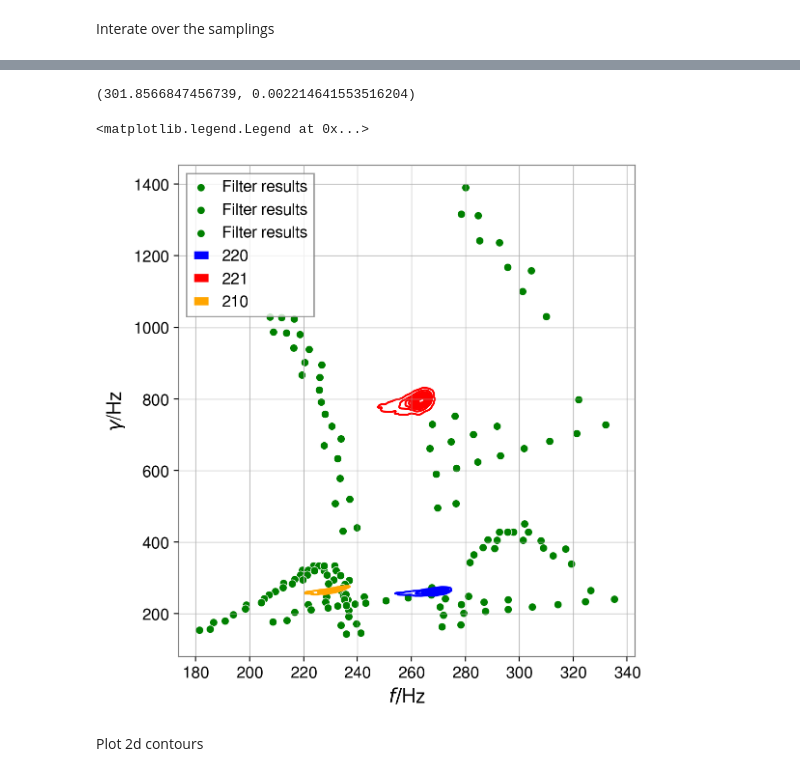
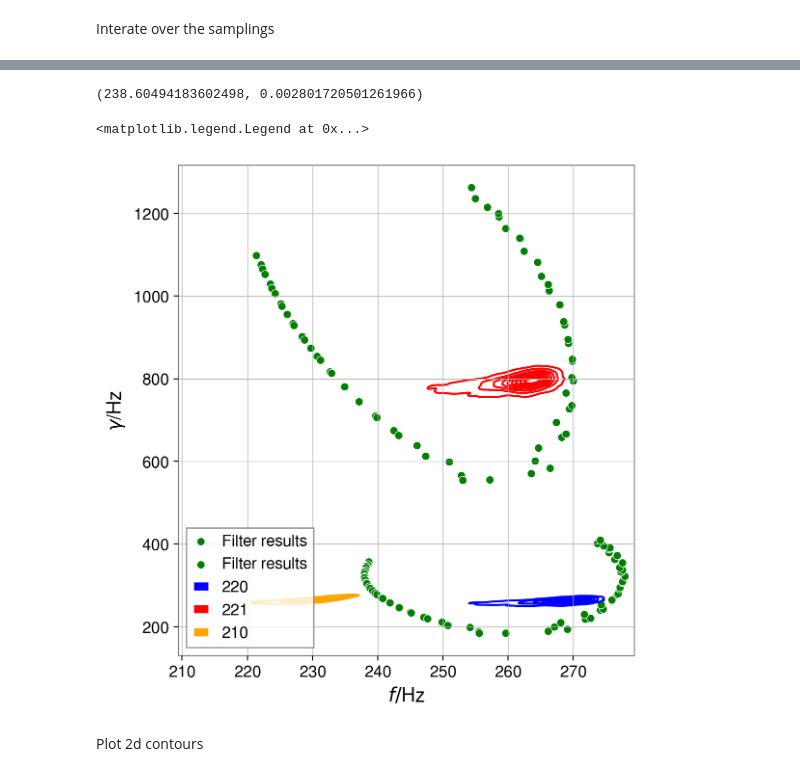
Before and after one commit to Sizheng-Ma/qnm_filter, a Jupyter notebook: code_demo/S230814/f-gamma_plot.ipynb, the cells around one changed output, grey strips where cells are left out. Cells and saved outputs as stored; diff of their text form; code cells hidden in the pictures.

```diff
--- a/code_demo/S230814/f-gamma_plot.ipynb
+++ b/code_demo/S230814/f-gamma_plot.ipynb
@@ -96,7 +96,7 @@ IMR = [63.06, 0.68]
 mass_unit = qnm_filter.Filter.mass_unit(IMR[0])
 time_offset = 0 # in units of mass
 
-input = dict(model_list = [(2, 2, 0, 'p'),(2,2,1,'p'), (2,1,0,'p')], #l, m, n, prograde/retrograde
+input = dict(model_list = [(2, 2, 0, 'p'),(2,2,1,'p')], #l, m, n, prograde/retrograde
              # trucation time (geocenter, in second)
              t_init = t_0+time_offset*mass_unit, #event time from https://gracedb.ligo.org/superevents/S230814ah/view/
              # length of the analysis segment (in second)
@@ -144,7 +144,7 @@ mass_grid, chi_grid = np.meshgrid(massspace, chispace)
 Interate over the samplings
 # %%
 fit.first_index()
-likelihood_data, evidence = qnm_filter.parallel_compute(fit, massspace, chispace, num_cpu = -1, **input)
-credible_region = qnm_filter.find_credible_region(likelihood_data)
+likelihood_data, evidence = qnm_filter.parallel_compute(fit, massspace, chispace, num_cpu = 9, **input)
+credible_region = qnm_filter.find_credible_region(likelihood_data, target_probability=0.9)
 # %%
 projected_mass, projected_chi = qnm_filter.project_to_1d(likelihood_data, delta_mass, delta_chi)
@@ -166,7 +181,9 @@ coordinates = list(zip(mass_grid[index], chi_grid[index]))
+# %%
+coordinates = dotted.collections[0].get_paths()[0].vertices
 # %%
 rd.qnms.get_ftau(coordinates[0][0], coordinates[0][1], l=2,m=2,n=0)
 # %% [output]
-(301.8566847456739, 0.002214641553516204)
+(238.60494183602498, 0.002801720501261966)
 # %%
 import qnm
 import astropy.constants as c
@@ -197,18 +214,18 @@ for i in coordinates:
 # %%
 sns.kdeplot(x=pe_fs[(2,2,0)], y=pe_gammas[(2,2,0)], c='blue')
 sns.kdeplot(x=pe_fs[(2,1,0)], y=pe_gammas[(2,1,0)], c='orange')
 sns.kdeplot(x=pe_fs[(2,2,1)], y=pe_gammas[(2,2,1)], c='r')
 sns.scatterplot(x=freq220_arr, y=gamma220_arr, c='g', label='Filter results')
 sns.scatterplot(x=freq221_arr, y=gamma221_arr, c='g', label='Filter results')
-sns.scatterplot(x=freq210_arr, y=gamma210_arr, c='g', label='Filter results')
+# sns.scatterplot(x=freq210_arr, y=gamma210_arr, c='g', label='Filter results')
 l, = pl.plot([], [], c='blue', label='220')
 l, = pl.plot([], [], c='r', label='221')
 l, = pl.plot([], [], c='orange', label='210')
 pl.xlabel(r'$f/$Hz')
 pl.ylabel(r'$\gamma$/Hz')
 pl.legend()
 # %% [output]
 <matplotlib.legend.Legend at 0x...>
-[figure, old version]
+[figure, new version]
 # %% [markdown]
 Plot 2d contours
```
Also changed, not shown: parts of 21 cells of this notebook.
